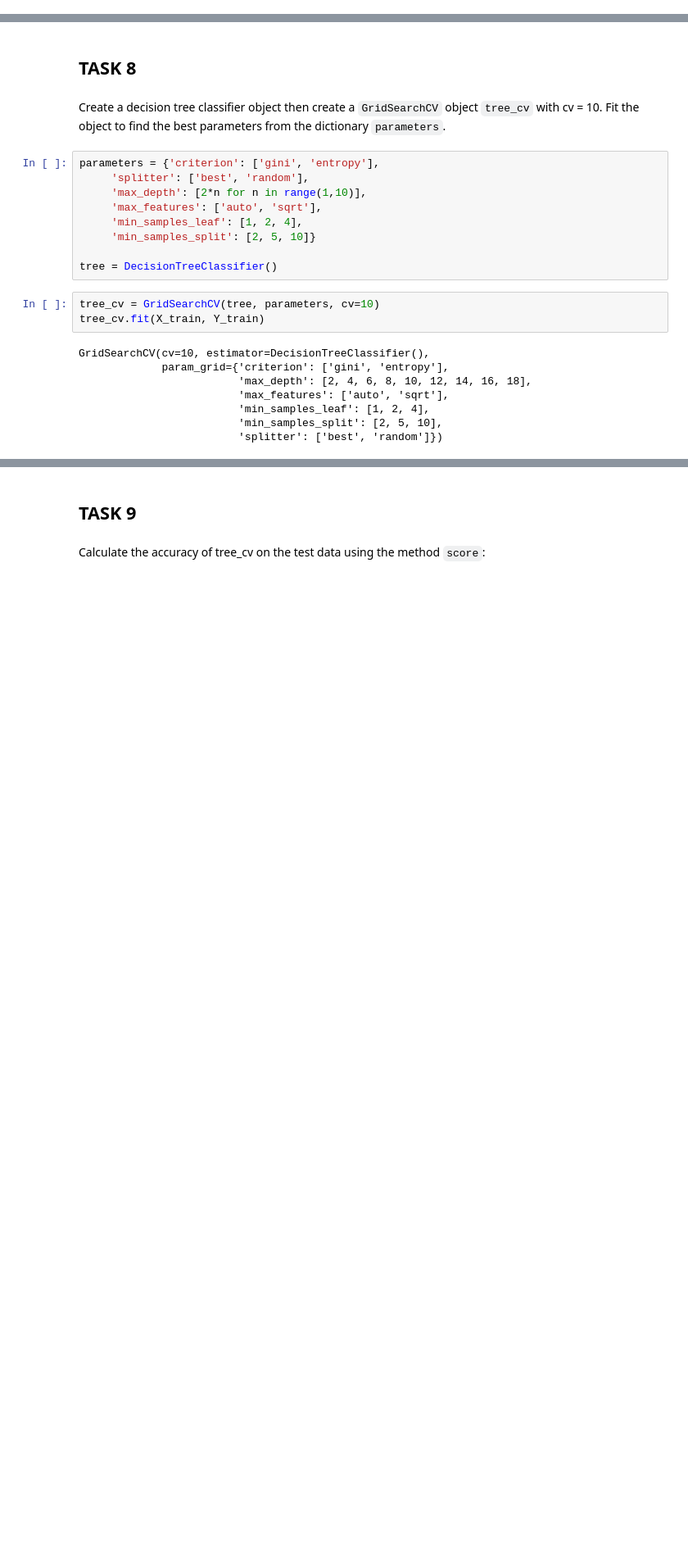
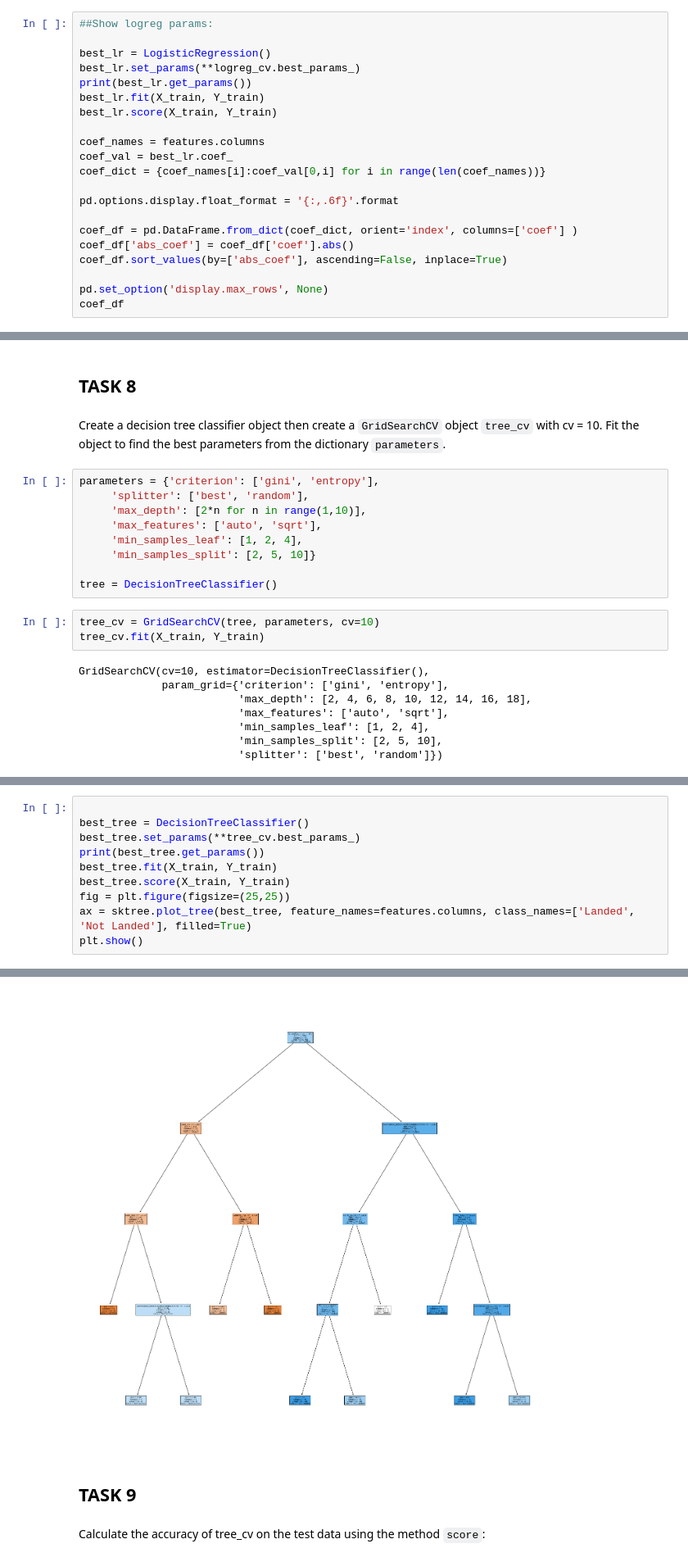
Before and after one commit to csjean/Coursera_Data_TEST, a Jupyter notebook: Applied DSc Capstone - 07 ML Prediction.ipynb, the cells around one changed output, grey strips where cells are left out. Shown: that part at 82% size. Cells and saved outputs as stored; diff of their text form; blank space fills up the shorter version.

```diff
--- a/Applied DSc Capstone - 07 ML Prediction.ipynb
+++ b/Applied DSc Capstone - 07 ML Prediction.ipynb
@@ -221,3 +233,24 @@ plot_confusion_matrix(Y_test,yhat)
 [figure]
 # %% [markdown]
 Examining the confusion matrix, we see that logistic regression can distinguish between the different classes.  We see that the major problem is false positives.
+# %%
+##Show logreg params:
+
+best_lr = LogisticRegression()
+best_lr.set_params(**logreg_cv.best_params_)
+print(best_lr.get_params())
+best_lr.fit(X_train, Y_train)
+best_lr.score(X_train, Y_train)
+
+coef_names = features.columns
+coef_val = best_lr.coef_
+coef_dict = {coef_names[i]:coef_val[0,i] for i in range(len(coef_names))}
+
+pd.options.display.float_format = '{:,.6f}'.format
+
+coef_df = pd.DataFrame.from_dict(coef_dict, orient='index', columns=['coef'] )
+coef_df['abs_coef'] = coef_df['coef'].abs()
+coef_df.sort_values(by=['abs_coef'], ascending=False, inplace=True)
+
+pd.set_option('display.max_rows', None)
+coef_df
@@ -295,0 +351,11 @@ accuracy : 0.875
+# %%
+
+best_tree = DecisionTreeClassifier()
+best_tree.set_params(**tree_cv.best_params_)
+print(best_tree.get_params())
+best_tree.fit(X_train, Y_train)
+best_tree.score(X_train, Y_train)
+fig = plt.figure(figsize=(25,25))
+ax = sktree.plot_tree(best_tree, feature_names=features.columns, class_names=['Landed', 'Not Landed'], filled=True)
+plt.show()
+# %% [output]
@@ -296,3 +363,4 @@ accuracy : 0.875
+[figure, added]
 # %% [markdown]
 ## TASK  9
 # %% [markdown]
```
Also changed, not shown: parts of 14 cells of this notebook.
